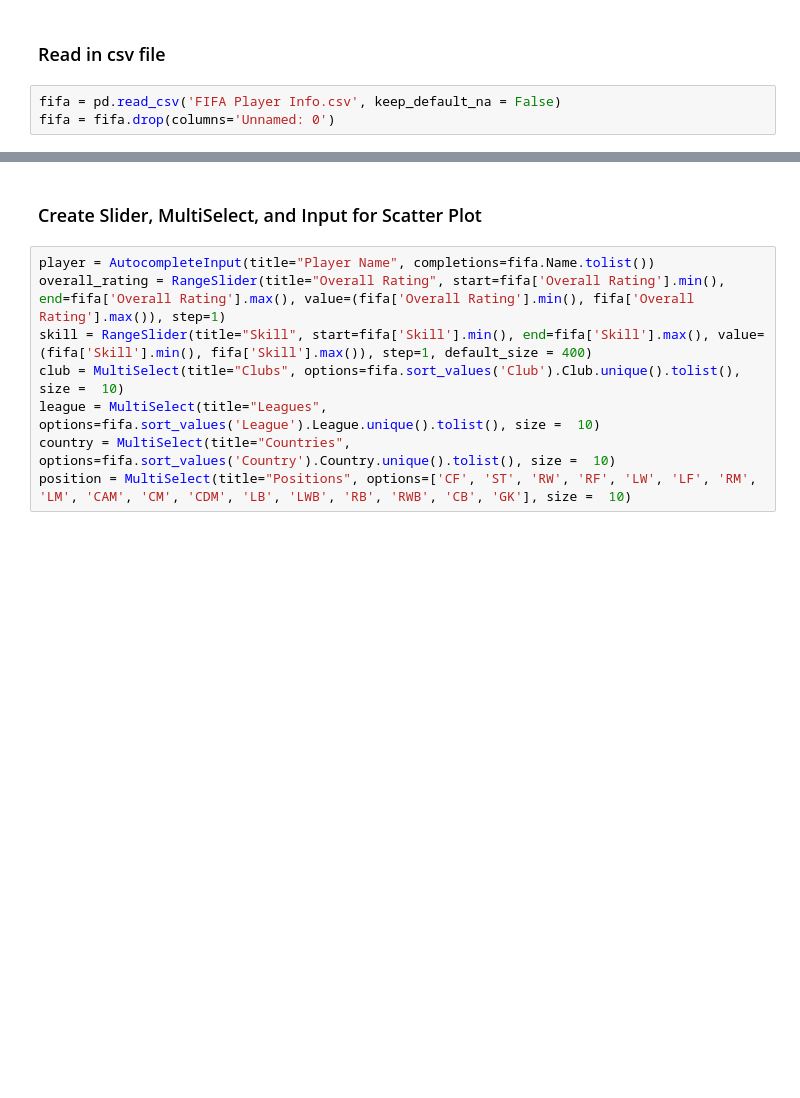
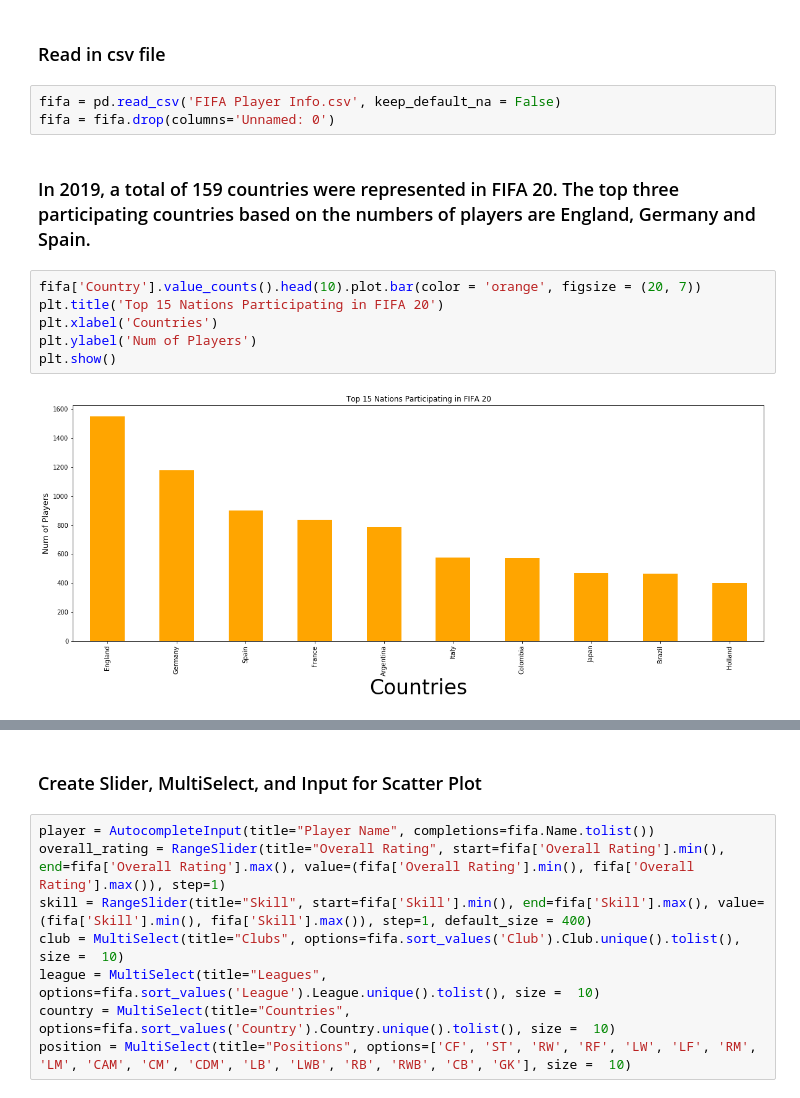
Before and after one commit to yte9pc/FIFA-20-Interactive-App, a Jupyter notebook: FIFAApp.ipynb, the cells around one changed output, grey strips where cells are left out. Saved outputs shown, nothing was run; the diff lists cells and outputs as text; blank space fills up the shorter version.

Commit message:
Included Huilin Graphs

```diff
--- a/FIFAApp.ipynb
+++ b/FIFAApp.ipynb
@@ -17,3 +19,13 @@ import math
 # %%
 fifa = pd.read_csv('FIFA Player Info.csv', keep_default_na = False)
 fifa = fifa.drop(columns='Unnamed: 0')
+# %% [markdown]
+### In 2019, a total of 159 countries were represented in FIFA 20. The top three participating countries based on the numbers of players are England, Germany and Spain.
+# %%
+fifa['Country'].value_counts().head(10).plot.bar(color = 'orange', figsize = (20, 7))
+plt.title('Top 15 Nations Participating in FIFA 20')
+plt.xlabel('Countries')
+plt.ylabel('Num of Players')
+plt.show()
+# %% [output]
+[figure, added]
```
Also changed, not shown: parts of 13 cells of this notebook.
